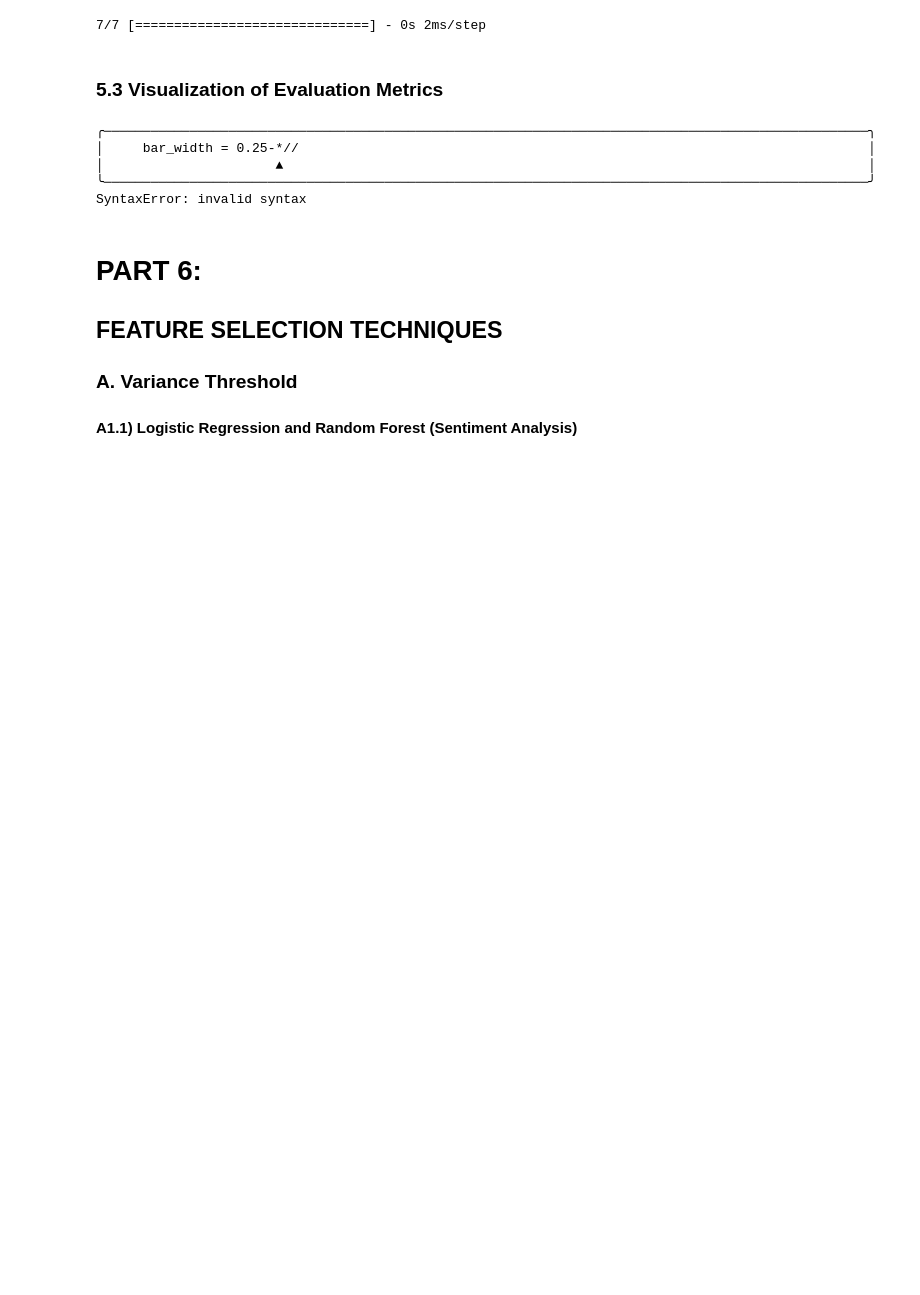
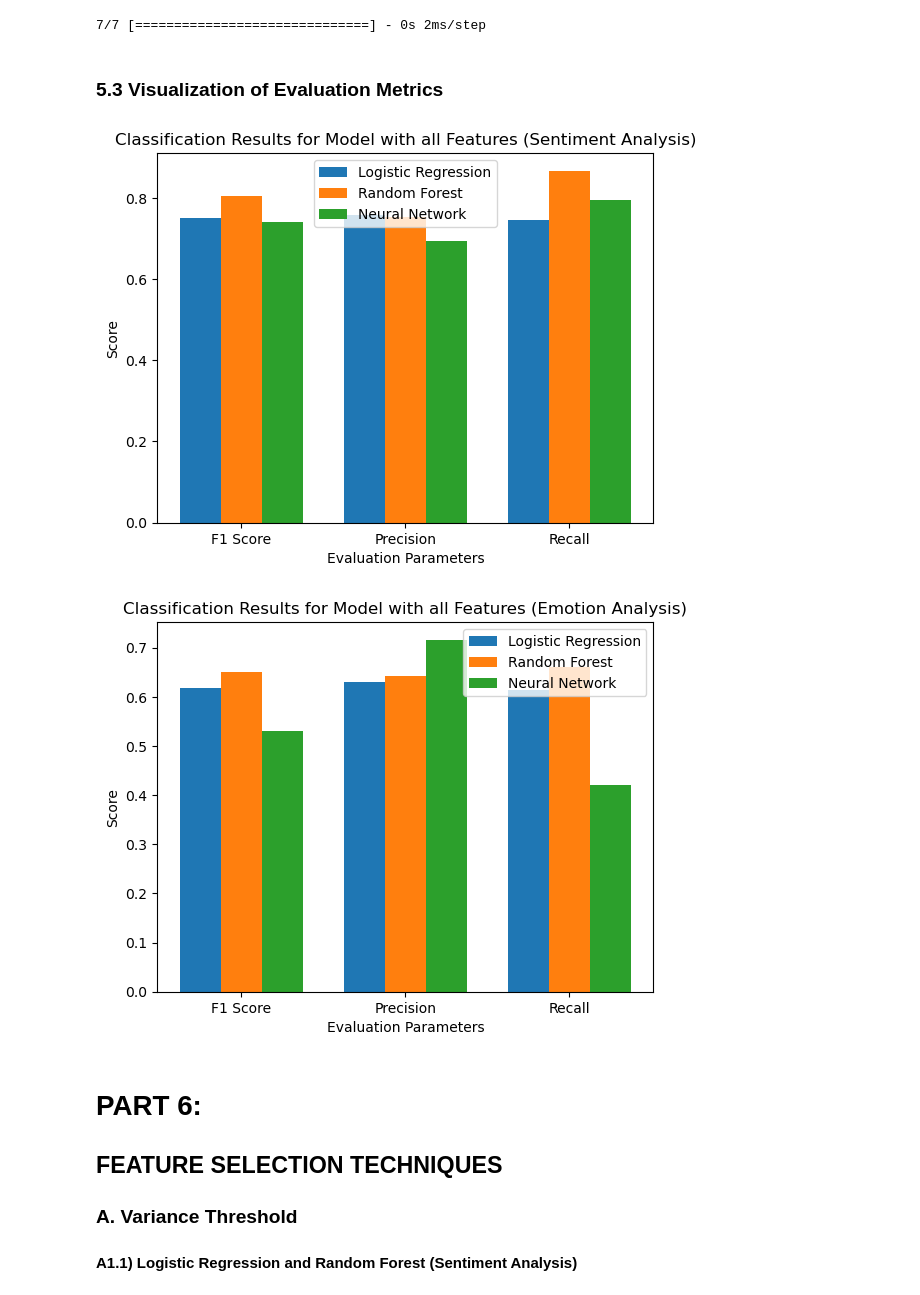
Before and after one commit to mariateresadrp/MA-Thesis-Code_De-Rosa-Palmini, a Jupyter notebook: ma-thesis-code-de-rosa-palmini.ipynb, the cells around one changed output. Saved outputs shown, nothing was run; the diff lists cells and outputs as text; code cells hidden in the pictures; blank space fills up the shorter version.

```diff
--- a/ma-thesis-code-de-rosa-palmini.ipynb
+++ b/ma-thesis-code-de-rosa-palmini.ipynb
@@ -1613,7 +1613,7 @@ recall_nn_em = recall_score(y_all_test_em, y_pred_nn_em)
 # Create function to visualize the evaluation metrics in a bar plot
 def plot_classification_results(quantities, model_scores, model_names, title):
     # Set the width of the bars
-    bar_width = 0.25-*//
+    bar_width = 0.25
     # Set the positions of the bars on the x-axis
     index = np.arange(len(quantities))
 
@@ -1628,38 +1628,35 @@ def plot_classification_results(quantities, model_scores, model_names, title):
     plt.xticks(index + bar_width * (len(model_scores) - 1) / 2, quantities)
     plt.legend()
 
     # Show the plot
     plt.show()
 
 # Sentiment Analysis Results
 quantities_sentiment = ['F1 Score', 'Precision', 'Recall']
 logistic_regression_scores_sentiment = [np.mean(cv_f1_scores_log), np.mean(cv_precision_scores_log), np.mean(cv_recall_scores_log)]
 random_forest_scores_sentiment = [np.mean(cv_f1_scores_rf), np.mean(cv_precision_scores_rf), np.mean(cv_recall_scores_rf)]
 neural_network_scores_sentiment = [f1_score_nn, precision_nn, recall_nn]
 
 model_scores_sentiment = [logistic_regression_scores_sentiment, random_forest_scores_sentiment, neural_network_scores_sentiment]
 model_names_sentiment = ['Logistic Regression', 'Random Forest', 'Neural Network']
 
 # Emotion Analysis Results
 quantities_emotion = ['F1 Score', 'Precision', 'Recall']
 logistic_regression_scores_emotion = [np.mean(cv_f1_scores_log_em), np.mean(cv_precision_scores_log_em), np.mean(cv_recall_scores_log_em)]
 random_forest_scores_emotion = [np.mean(cv_f1_scores_rf_em), np.mean(cv_precision_scores_rf_em), np.mean(cv_recall_scores_rf_em)]
 neural_network_scores_emotion = [f1_score_nn_em, precision_nn_em, recall_nn_em]
 
 model_scores_emotion = [logistic_regression_scores_emotion, random_forest_scores_emotion, neural_network_scores_emotion]
 model_names_emotion = ['Logistic Regression', 'Random Forest', 'Neural Network']
 
 # Create the bar plot for Sentiment Analysis Results
 plot_classification_results(quantities_sentiment, model_scores_sentiment, model_names_sentiment, 'Classification Results for Model with all Features (Sentiment Analysis)')
 
 # Create the bar plot for Emotion Analysis Results
 plot_classification_results(quantities_emotion, model_scores_emotion, model_names_emotion, 'Classification Results for Model with all Features (Emotion Analysis)')
 # %% [output]
-╭──────────────────────────────────────────────────────────────────────────────────────────────────╮
-│     bar_width = 0.25-*//                                                                         │
-│                      ▲                                                                           │
-╰──────────────────────────────────────────────────────────────────────────────────────────────────╯
-SyntaxError: invalid syntax
+[figure, added]
+[figure, added]
 # %% [markdown]
 # PART 6:
 ## FEATURE SELECTION TECHNIQUES
```
Also changed, not shown: parts of 41 cells of this notebook.
